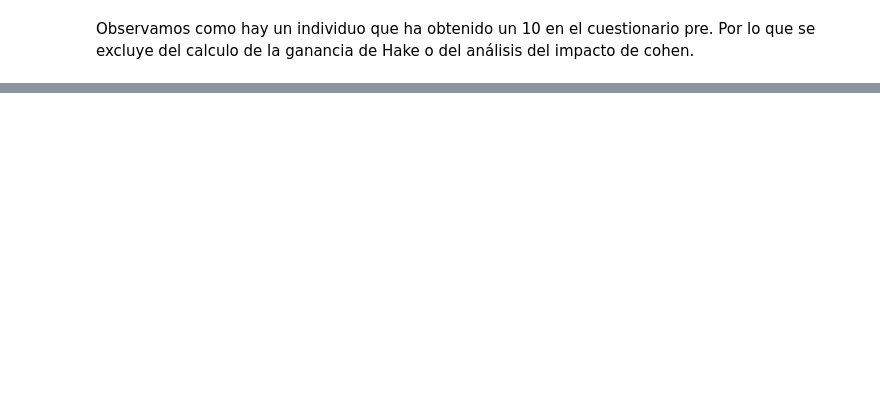
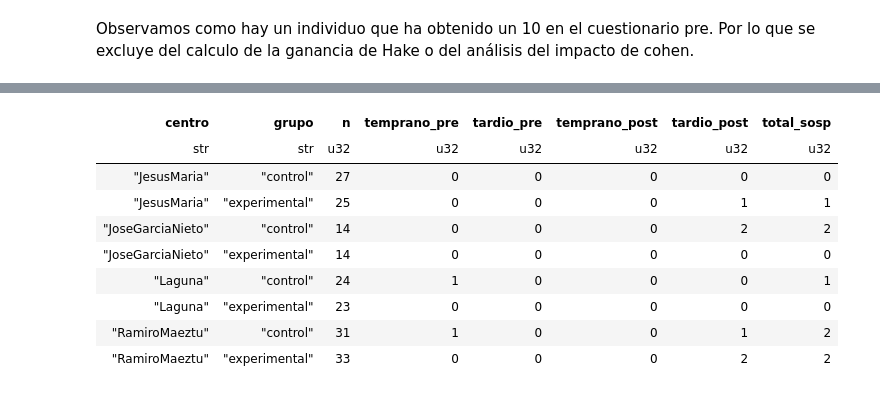
Before and after one commit to IBiDat/va-educational-impact, a Jupyter notebook: src/notebooks/forms/forms_data_analysis.ipynb, the cells around one changed output, grey strips where cells are left out. Saved outputs shown, nothing was run; the diff lists cells and outputs as text; code cells hidden in the pictures; blank space fills up the shorter version.

```diff
--- a/src/notebooks/forms/forms_data_analysis.ipynb
+++ b/src/notebooks/forms/forms_data_analysis.ipynb
@@ -492,0 +498,75 @@ Observamos como hay un individuo que ha obtenido un 10 en el cuestionario pre. P
+# %%
+# ─── CONFIGURACIÓN ───────────────────────────────────────────────────────────
+COL_TS_PRE   = "marca temporal_pre"
+COL_TS_POST  = "marca temporal_post"
+COL_CENTRO   = "centro"
+COL_GRUPO    = "grupo"
+COL_ID       = "alumno_id"
+
+UMBRAL_MINIMO_SEG = 60 * 10
+UMBRAL_MAXIMO_SEG = 60 * 20
+
+df = processed_forms_data
+
+df = df.with_columns([
+    pl.col(COL_TS_PRE).str.to_datetime(),
+    pl.col(COL_TS_POST).str.to_datetime(),
+])
+
+df = df.filter(pl.col(COL_CENTRO).is_not_null() & pl.col(COL_GRUPO).is_not_null())
+
+# ─── 1. DETECCIÓN DE TIMESTAMPS ATÍPICOS POR SESIÓN ─────────────────────────
+# Trabajamos sobre el timestamp en segundos desde el inicio de la sesión.
+# Esto es solo para tener una escala numérica común; no implica que sea una
+# duración real. La detección de outliers se hace sobre esa magnitud.
+
+def marca_atipicos(pdf, col_ts, sufijo):
+    """
+    Marca timestamps atípicamente tempranos/tardíos respecto a su sesión
+    usando el criterio clásico de Tukey (1.5 · IQR).
+    """
+    pdf[f"ts_seg_{sufijo}"]   = np.nan
+    pdf[f"temprano_{sufijo}"] = False
+    pdf[f"tardio_{sufijo}"]   = False
+
+    for (c, g), sub in pdf.groupby([COL_CENTRO, COL_GRUPO]):
+        ts = pd.to_datetime(sub[col_ts])
+        ts_seg = (ts - ts.min()).dt.total_seconds().to_numpy(dtype=float)
+        pdf.loc[sub.index, f"ts_seg_{sufijo}"] = ts_seg
+
+        q1, q3 = np.percentile(ts_seg, [25, 75])
+        iqr = q3 - q1
+        low  = q1 - 1 * iqr
+        high = q3 + 1.5 * iqr
+
+        pdf.loc[sub.index, f"temprano_{sufijo}"] = ts_seg < low
+        pdf.loc[sub.index, f"tardio_{sufijo}"]   = ts_seg > high
+
+
+pdf = df.to_pandas()
+marca_atipicos(pdf, COL_TS_PRE,  "pre")
+marca_atipicos(pdf, COL_TS_POST, "post")
+
+pdf["sospechoso_pre"]  = pdf["temprano_pre"]  | pdf["tardio_pre"]
+pdf["sospechoso_post"] = pdf["temprano_post"] | pdf["tardio_post"]
+pdf["sospechoso"]      = pdf["sospechoso_pre"] | pdf["sospechoso_post"]
+
+df = pl.from_pandas(pdf)
+
+
+# ─── 2. RESUMEN POR SESIÓN ──────────────────────────────────────────────────
+resumen = (df.group_by([COL_CENTRO, COL_GRUPO])
+             .agg(
+                 pl.len().alias("n"),
+                 pl.col("temprano_pre").sum().alias("temprano_pre"),
+                 pl.col("tardio_pre").sum().alias("tardio_pre"),
+                 pl.col("temprano_post").sum().alias("temprano_post"),
+                 pl.col("tardio_post").sum().alias("tardio_post"),
+                 pl.col("sospechoso").sum().alias("total_sosp"),
+             )
+             .sort([COL_CENTRO, COL_GRUPO]))
+
+n = df["sospechoso"].sum()
+print(f"Sospechosos: {n}/{df.height} ({100*n/df.height:.1f}%)\n")
+resumen
+# %% [output]
@@ -492,0 +575,10 @@ Observamos como hay un individuo que ha obtenido un 10 en el cuestionario pre. P
+| centro | grupo | n | temprano_pre | tardio_pre | temprano_post | tardio_post | total_sosp |
+| str | str | u32 | u32 | u32 | u32 | u32 | u32 |
+| "JesusMaria" | "control" | 27 | 0 | 0 | 0 | 0 | 0 |
+| "JesusMaria" | "experimental" | 25 | 0 | 0 | 0 | 1 | 1 |
+| "JoseGarciaNieto" | "control" | 14 | 0 | 0 | 0 | 2 | 2 |
+| "JoseGarciaNieto" | "experimental" | 14 | 0 | 0 | 0 | 0 | 0 |
+| "Laguna" | "control" | 24 | 1 | 0 | 0 | 0 | 1 |
+| "Laguna" | "experimental" | 23 | 0 | 0 | 0 | 0 | 0 |
+| "RamiroMaeztu" | "control" | 31 | 1 | 0 | 0 | 1 | 2 |
+| "RamiroMaeztu" | "experimental" | 33 | 0 | 0 | 0 | 2 | 2 |
```
Also changed, not shown: parts of 6 cells of this notebook, 3 other files.
